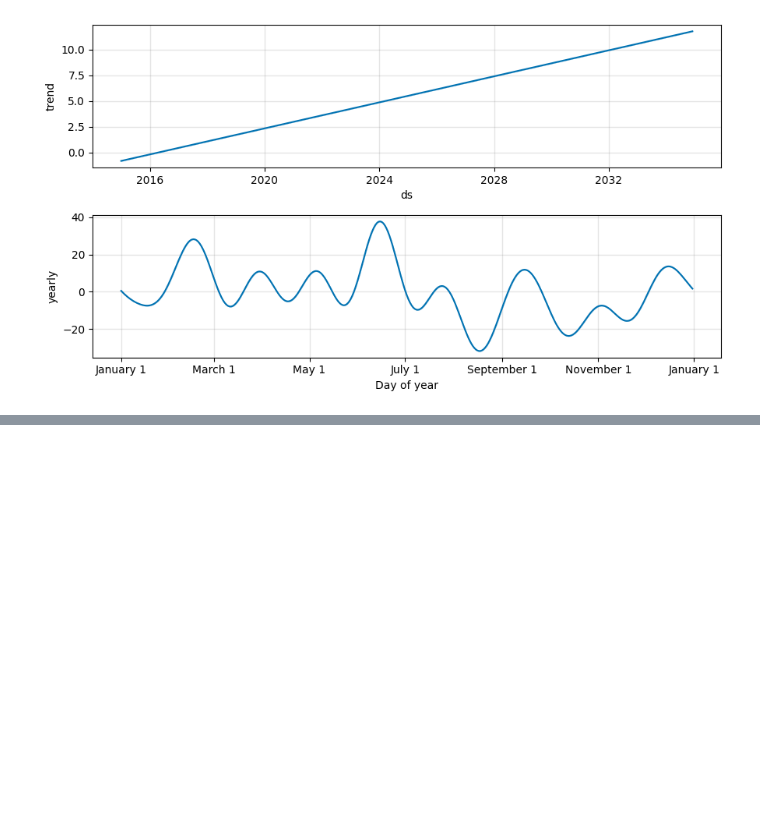
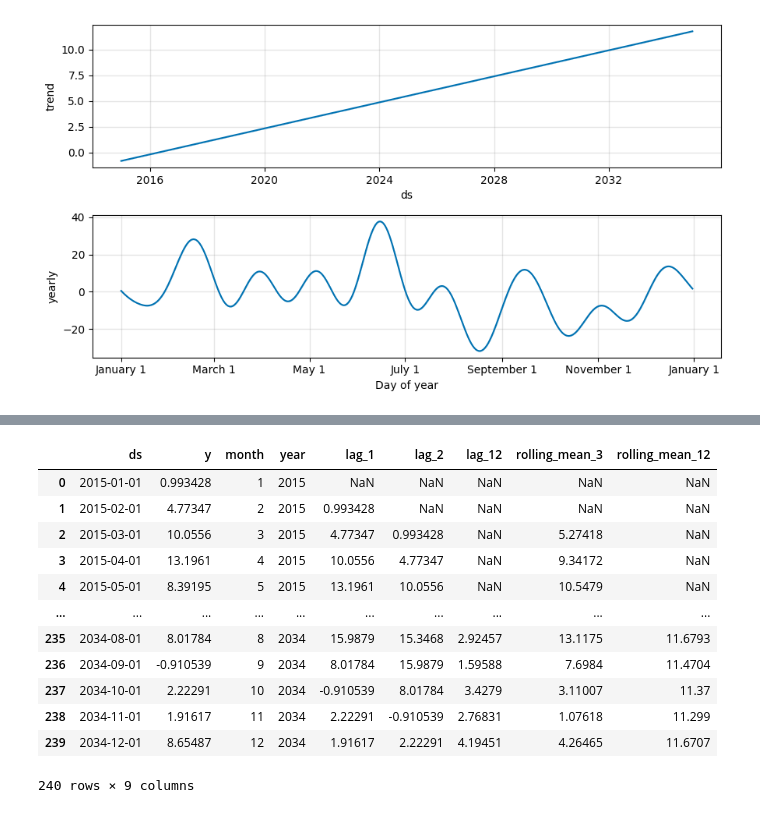
Before and after one commit to BogdanPinchuk/DataScience-PBY_HW16, a Jupyter notebook: Bohdan_Pinchuk_DS_HW16.ipynb, the cells around one changed output, grey strips where cells are left out. Cells and saved outputs as stored; diff of their text form; code cells hidden in the pictures; blank space fills up the shorter version.

Commit message:
[Homework16] - prepared data 2.4

```diff
--- a/Bohdan_Pinchuk_DS_HW16.ipynb
+++ b/Bohdan_Pinchuk_DS_HW16.ipynb
@@ -1216,0 +1235,38 @@ _ = model.plot_components(forecast, figsize=(9, 5))
+# %%
+# Data preparation
+
+# Input data
+df_sarima = df_seasonal.copy()
+lags_sizes = [1, 2, 12]
+rollings_sizes = [3, 12]
+month_col_name = "month"
+year_col_name = "year"
+
+# Solution
+df_sarima[month_col_name] = df_sarima["ds"].dt.month
+df_sarima[year_col_name] = df_sarima["ds"].dt.year
+
+for size in lags_sizes:
+    col_name = f"lag_{size}"
+    df_sarima[col_name] = df_sarima["y"].shift(size)
+
+for size in rollings_sizes:
+    col_name = f"rolling_mean_{size}"
+    df_sarima[col_name] = df_sarima["y"].rolling(window=size).mean()
+
+# Print results
+display(df_sarima)
+# %% [output]
+|  | ds | y | month | year | lag_1 | lag_2 | lag_12 | rolling_mean_3 | rolling_mean_12 |
+| 0 | 2015-01-01 | 0.993428 | 1 | 2015 | NaN | NaN | NaN | NaN | NaN |
+| 1 | 2015-02-01 | 4.77347 | 2 | 2015 | 0.993428 | NaN | NaN | NaN | NaN |
+| 2 | 2015-03-01 | 10.0556 | 3 | 2015 | 4.77347 | 0.993428 | NaN | 5.27418 | NaN |
+| 3 | 2015-04-01 | 13.1961 | 4 | 2015 | 10.0556 | 4.77347 | NaN | 9.34172 | NaN |
+| 4 | 2015-05-01 | 8.39195 | 5 | 2015 | 13.1961 | 10.0556 | NaN | 10.5479 | NaN |
+| ... | ... | ... | ... | ... | ... | ... | ... | ... | ... |
+| 235 | 2034-08-01 | 8.01784 | 8 | 2034 | 15.9879 | 15.3468 | 2.92457 | 13.1175 | 11.6793 |
+| 236 | 2034-09-01 | -0.910539 | 9 | 2034 | 8.01784 | 15.9879 | 1.59588 | 7.6984 | 11.4704 |
+| 237 | 2034-10-01 | 2.22291 | 10 | 2034 | -0.910539 | 8.01784 | 3.4279 | 3.11007 | 11.37 |
+| 238 | 2034-11-01 | 1.91617 | 11 | 2034 | 2.22291 | -0.910539 | 2.76831 | 1.07618 | 11.299 |
+| 239 | 2034-12-01 | 8.65487 | 12 | 2034 | 1.91617 | 2.22291 | 4.19451 | 4.26465 | 11.6707 |
+240 rows × 9 columns
```
Also changed, not shown: parts of 1 cell of this notebook.
